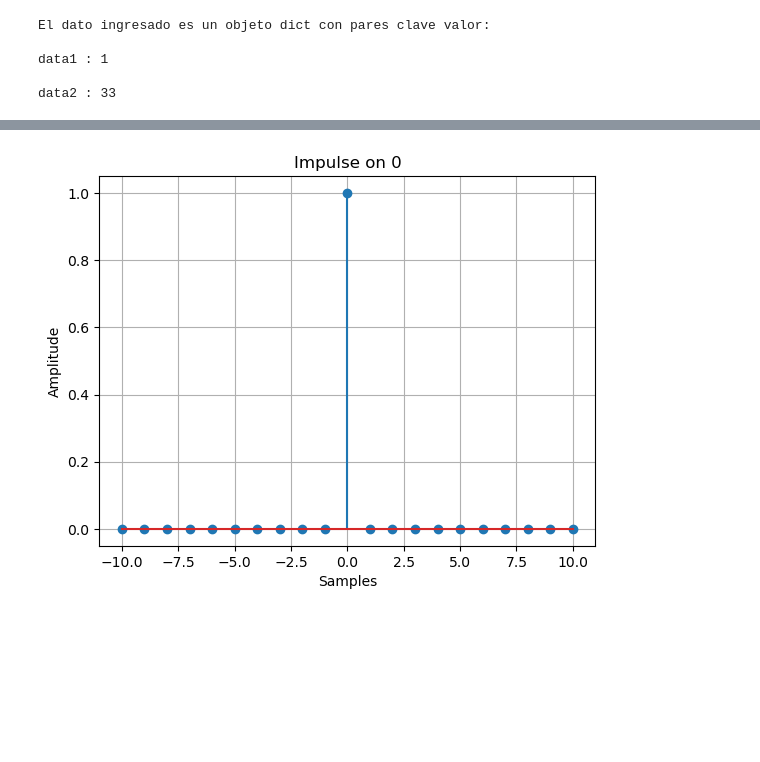
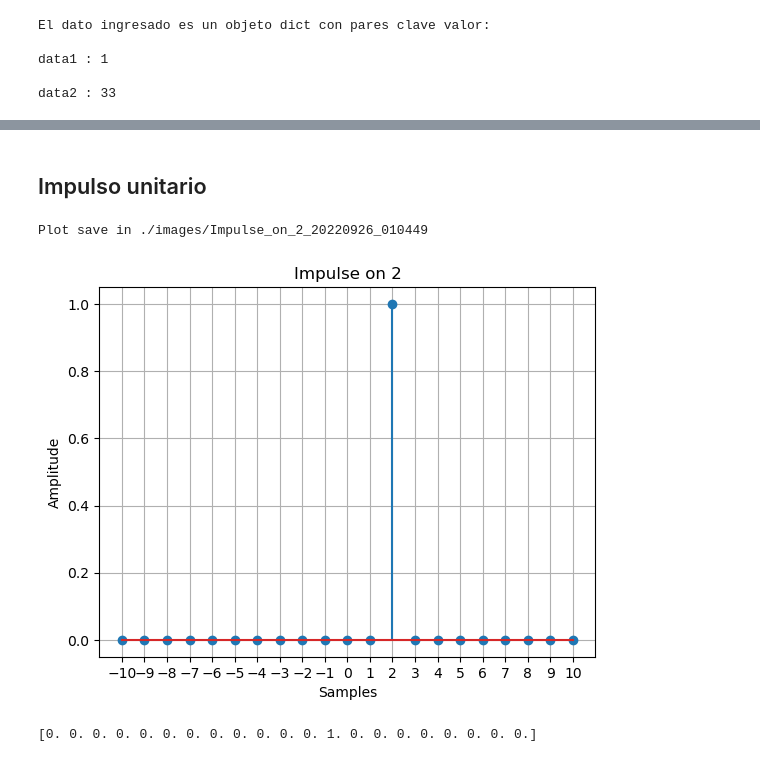
Before and after one commit to abellamas/sys, a Jupyter notebook: TP1/Lamas_Abel_TP1/main.ipynb, the cells around one changed output, grey strips where cells are left out. Saved outputs shown, nothing was run; the diff lists cells and outputs as text; code cells hidden in the pictures; blank space fills up the shorter version.

```diff
--- a/TP1/Lamas_Abel_TP1/main.ipynb
+++ b/TP1/Lamas_Abel_TP1/main.ipynb
@@ -31,4 +51,11 @@ data2 : 33
+# %% [markdown]
+## Impulso unitario
 # %%
-gen_discrete_signals('impulse', -10, 10)
+impulse = gen_discrete_signals('impulse', -10, 10, t_impulse = 2, path_plot = "./images/", path_values = './files/')
 # %% [output]
+Plot save in ./images/Impulse_on_2_20220926_010449
-[figure, old version]
+[figure, new version]
+# %%
+print(impulse)
+# %% [output]
+[0. 0. 0. 0. 0. 0. 0. 0. 0. 0. 0. 0. 1. 0. 0. 0. 0. 0. 0. 0. 0.]
```
Also changed, not shown: parts of 14 cells of this notebook, 1 other file.
